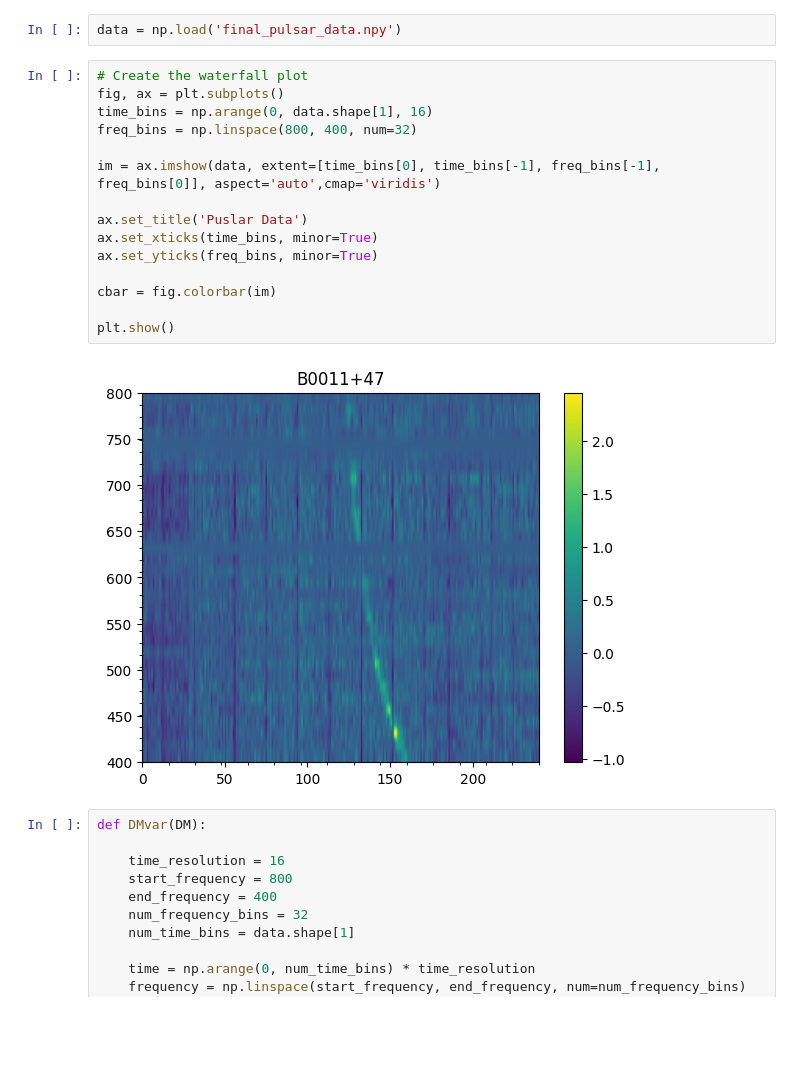
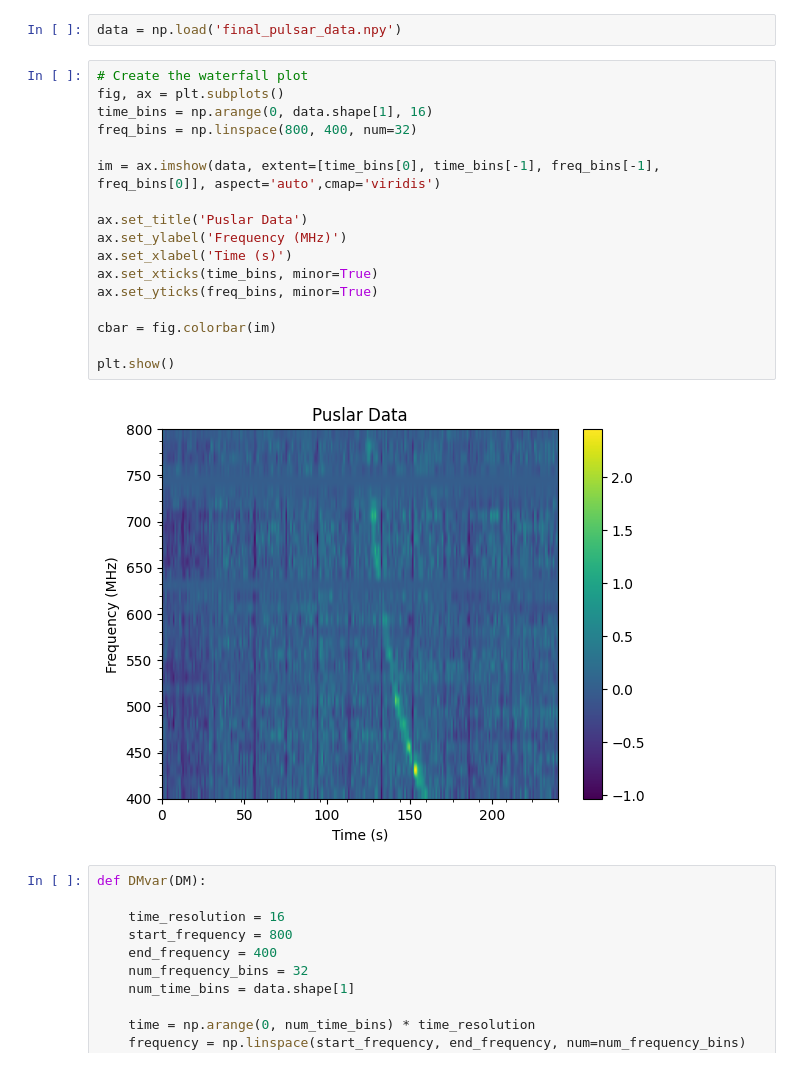
Before and after one commit to Darsh-A/KSP-Radio, a Jupyter notebook: Assign4/main.ipynb, the cells around one changed output. Drawn from its saved outputs; the diff is of its cells as text; blank space fills up the shorter version.

```diff
--- a/Assign4/main.ipynb
+++ b/Assign4/main.ipynb
@@ -8,20 +6,22 @@ data = np.load('final_pulsar_data.npy')
 # %%
 # Create the waterfall plot
 fig, ax = plt.subplots()
 time_bins = np.arange(0, data.shape[1], 16)
 freq_bins = np.linspace(800, 400, num=32)
 
 im = ax.imshow(data, extent=[time_bins[0], time_bins[-1], freq_bins[-1], freq_bins[0]], aspect='auto',cmap='viridis')
 
 ax.set_title('Puslar Data')
+ax.set_ylabel('Frequency (MHz)')
+ax.set_xlabel('Time (s)')
 ax.set_xticks(time_bins, minor=True)
 ax.set_yticks(freq_bins, minor=True)
 
 cbar = fig.colorbar(im)
 
 plt.show()
 # %% [output]
-[figure, old version]
+[figure, new version]
 # %%
 def DMvar(DM):
 
```
Also changed, not shown: parts of 3 cells of this notebook, 11 other files.
